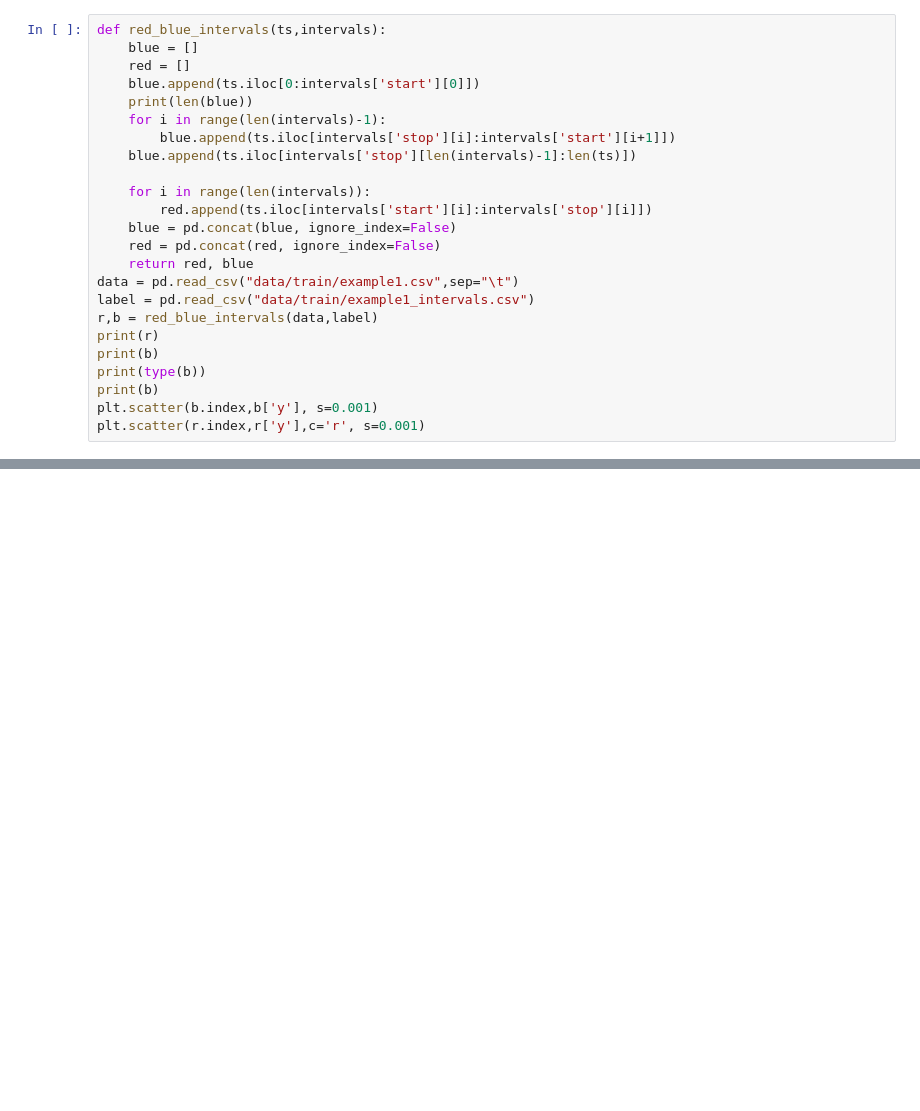
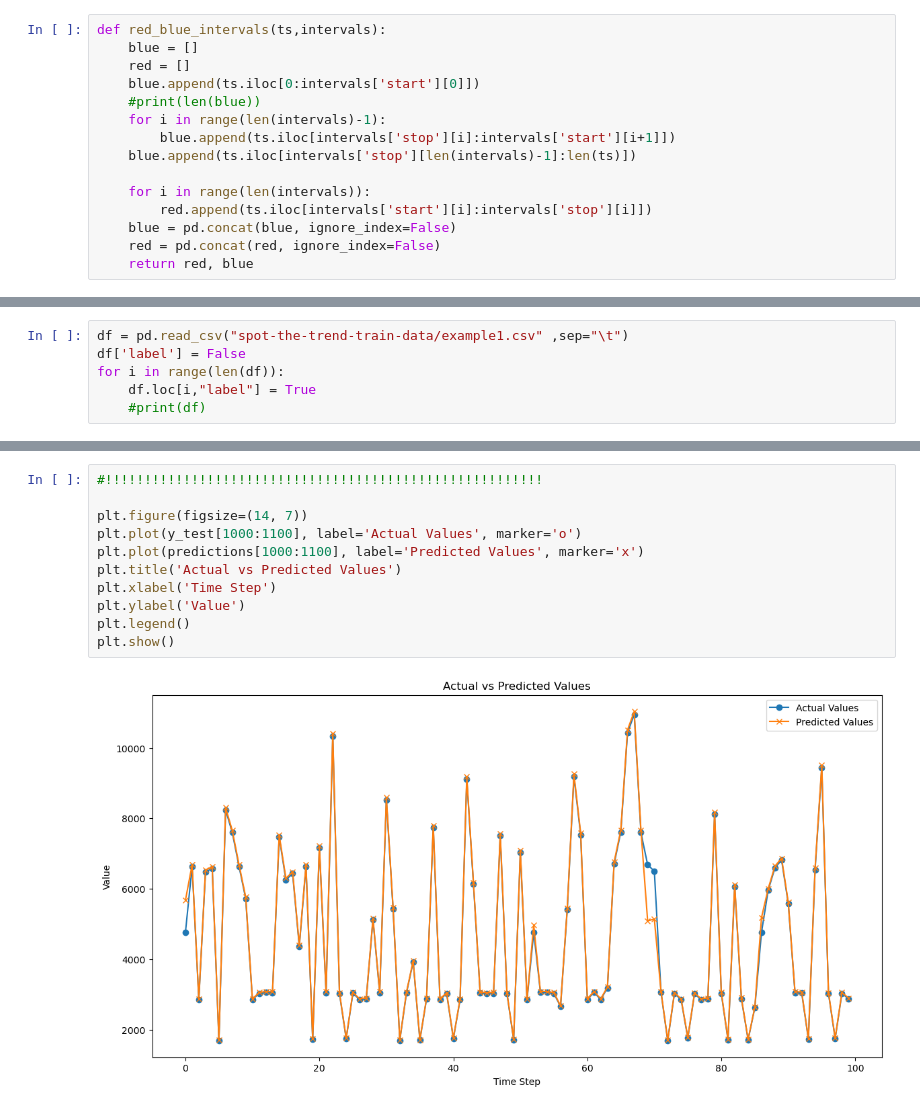
Before and after one commit to Ultimas/FirstShotOil, a Jupyter notebook: spot-the-trend-starter-notebook/double-nn.ipynb, the cells around one changed output, grey strips where cells are left out. Saved outputs shown, nothing was run; the diff lists cells and outputs as text; blank space fills up the shorter version.

```diff
--- a/spot-the-trend-starter-notebook/double-nn.ipynb
+++ b/spot-the-trend-starter-notebook/double-nn.ipynb
@@ -11,7 +10,7 @@ def red_blue_intervals(ts,intervals):
     blue = []
     red = []
     blue.append(ts.iloc[0:intervals['start'][0]])
-    print(len(blue))
+    #print(len(blue))
     for i in range(len(intervals)-1):
         blue.append(ts.iloc[intervals['stop'][i]:intervals['start'][i+1]])
     blue.append(ts.iloc[intervals['stop'][len(intervals)-1]:len(ts)])
@@ -21,12 +20,3 @@ def red_blue_intervals(ts,intervals):
     blue = pd.concat(blue, ignore_index=False)
     red = pd.concat(red, ignore_index=False)
     return red, blue
-data = pd.read_csv("data/train/example1.csv",sep="\t")
-label = pd.read_csv("data/train/example1_intervals.csv")
-r,b = red_blue_intervals(data,label)
-print(r)
-print(b)
-print(type(b))
-print(b)
-plt.scatter(b.index,b['y'], s=0.001)
-plt.scatter(r.index,r['y'],c='r', s=0.001)
@@ -114,0 +26,6 @@ UnicodeDecodeError: 'utf-8' codec can't decode byte 0x89 in position 160303: inv
+# %%
+df = pd.read_csv("spot-the-trend-train-data/example1.csv" ,sep="\t")
+df['label'] = False
+for i in range(len(df)):
+    df.loc[i,"label"] = True
+    #print(df)
@@ -114,0 +185,13 @@ UnicodeDecodeError: 'utf-8' codec can't decode byte 0x89 in position 160303: inv
+# %%
+#!!!!!!!!!!!!!!!!!!!!!!!!!!!!!!!!!!!!!!!!!!!!!!!!!!!!!!!!
+
+plt.figure(figsize=(14, 7))
+plt.plot(y_test[1000:1100], label='Actual Values', marker='o')
+plt.plot(predictions[1000:1100], label='Predicted Values', marker='x')
+plt.title('Actual vs Predicted Values')
+plt.xlabel('Time Step')
+plt.ylabel('Value')
+plt.legend()
+plt.show()
+# %% [output]
+[figure, added]
```
Also changed, not shown: parts of 7 cells of this notebook.
